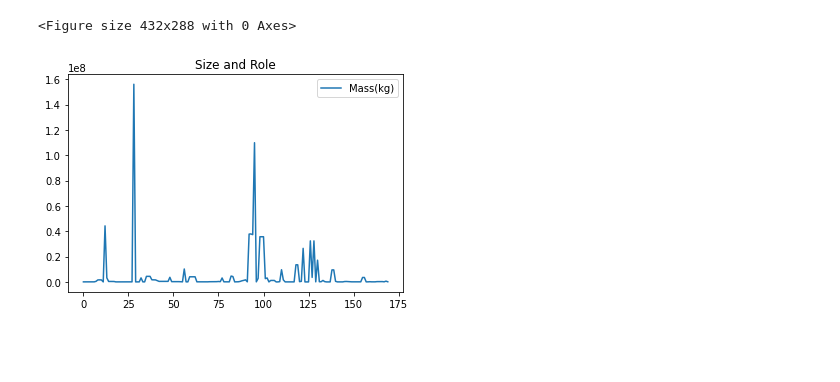
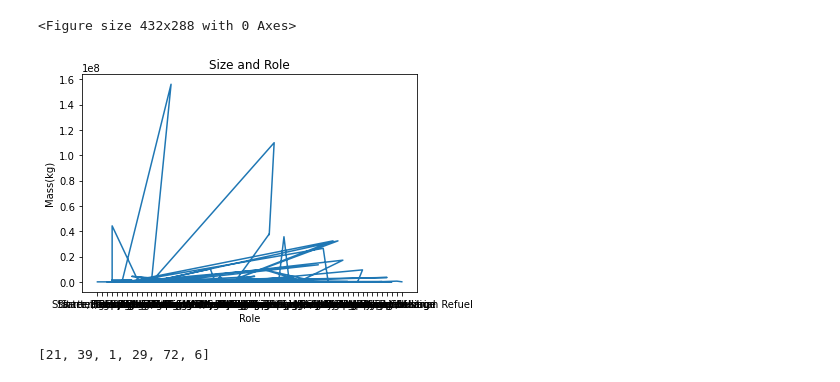
Before and after one commit to DINHC/starcitizen, a Jupyter notebook: stargraph.ipynb, the cells around one changed output. Cells and saved outputs as stored; diff of their text form; code cells hidden in the pictures; blank space fills up the shorter version.

Commit message:
now trying to make pie chart and it is messy as well

```diff
--- a/stargraph.ipynb
+++ b/stargraph.ipynb
@@ -71,8 +71,23 @@ starset1
 [figure]
 <Figure size 432x288 with 0 Axes>
 # %%
-starset1[['Role', 'Mass(kg)']].plot()
+# starset1[['Role', 'Mass(kg)']].plot()
+x = starset1['Role']
+y = starset1['Mass(kg)']
+plt.plot(x, y)
+plt.xlabel('Role')
+plt.ylabel('Mass(kg)')
+
 plt.title("Size and Role")
+
 plt.show()
+
+#Messy
 # %% [output]
-[figure, old version]
+[figure, new version]
+# %%
+starpie = (starset1.groupby(['Size'])["Mas(kg"].count()).tolist()
+
+starpie
+# %% [output]
+[21, 39, 1, 29, 72, 6]
```
Also changed, not shown: parts of 2 cells of this notebook.
